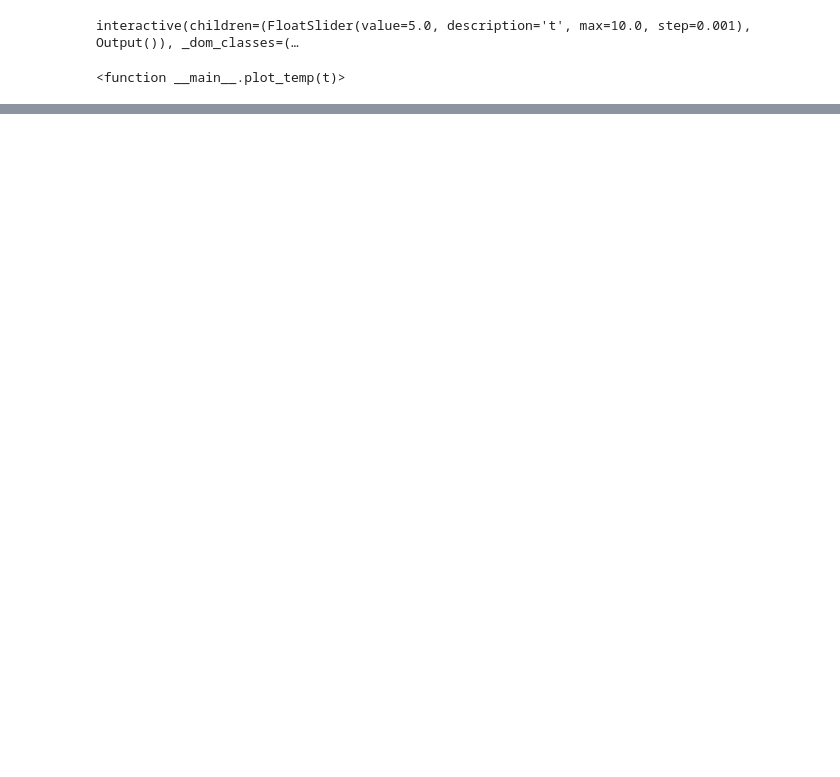
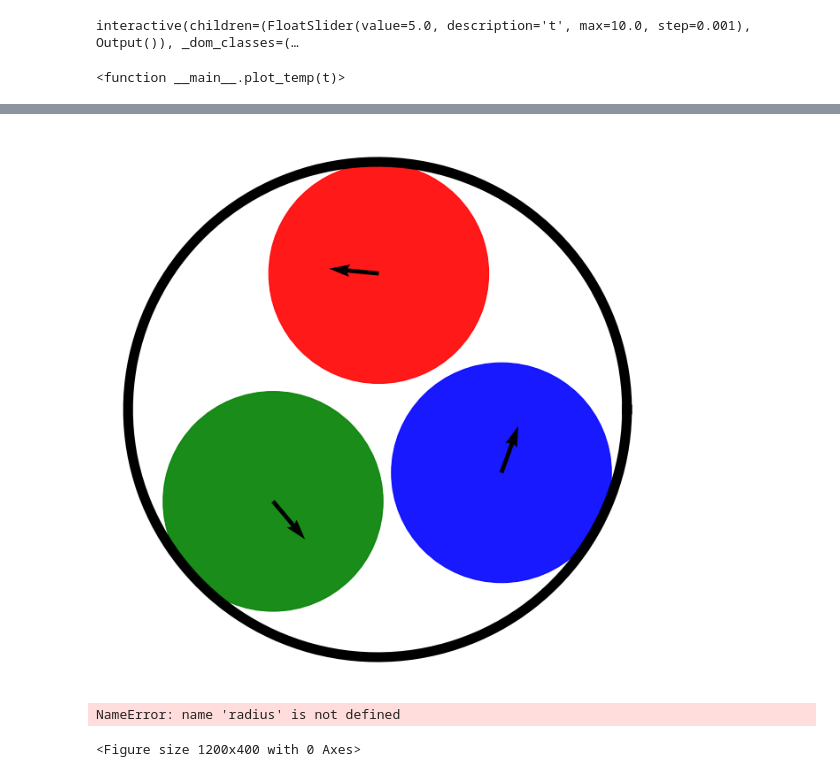
Before and after one commit to BenedictRussell/MA932-Project, a Jupyter notebook: ABP_simulation.ipynb, the cells around one changed output, grey strips where cells are left out. Saved outputs shown, nothing was run; the diff lists cells and outputs as text; code cells hidden in the pictures; blank space fills up the shorter version.

```diff
--- a/ABP_simulation.ipynb
+++ b/ABP_simulation.ipynb
@@ -61,0 +34,62 @@ plt.plot(store)
+# %%
+for t in range(5000):
+    x,y,th,o = next(dynamic)
+    #print(o*180/np.pi)
+
+f.scatter(x,y,th)
+# %% [output]
+[figure, added]
+# %%
+time_stop = 8000
+
+plt.figure(figsize = (12,4))
+
+
+for sim in range(10):
+    dynamic = f.dynamic_gen()
+
+    t = 0
+    store = []
+
+    stop = False
+
+    while t < time_stop and stop == False:
+        a,b,c,d = next(dynamic)
+        t+=1
+        store.append(d % (2*np.pi))
+
+        #dist = np.any(np.sqrt((a-50)**2 + (b-50)**2)>40)
+        #stop = dist
+
+    plot_this = np.array(store[1:3000])
+    t_vals = range(len(plot_this))
+
+b = 50+ radius * np.sin( theta )
+
+ax.plot(a, b, linewidth = 10)
+
+norm = mpl.colors.Normalize(vmin=0, vmax=2*np.pi)
+cmap = cm.gist_rainbow
+m = cm.ScalarMappable(norm=norm, cmap=cmap)
+
+scatter = ax.scatter([], [], s=5000, c=[], cmap = cmap, norm = norm)
+
+dynamic = f.dynamic_gen()
+
+def update(frame):
+    for i in range(10):
+        x, y, th, m = next(last_work)
+    scatter.set_offsets(np.column_stack([x, y]))
+    th = np.array(th % (2*np.pi))
+    m = cm.ScalarMappable(norm=norm, cmap=cmap)
+    temp = m.to_rgba(th)
+    scatter.set_array(np.array(th))
+    return scatter,
+
+ani = FuncAnimation(fig, update, frames=200, interval=10, blit=True)
+ani.save('testing.gif', writer='imagemagick')
+
+plt.show()
+# %% [output]
+NameError: name 'radius' is not defined
+<Figure size 1200x400 with 0 Axes>
```
Also changed, not shown: parts of 13 cells of this notebook, 11 other files.
